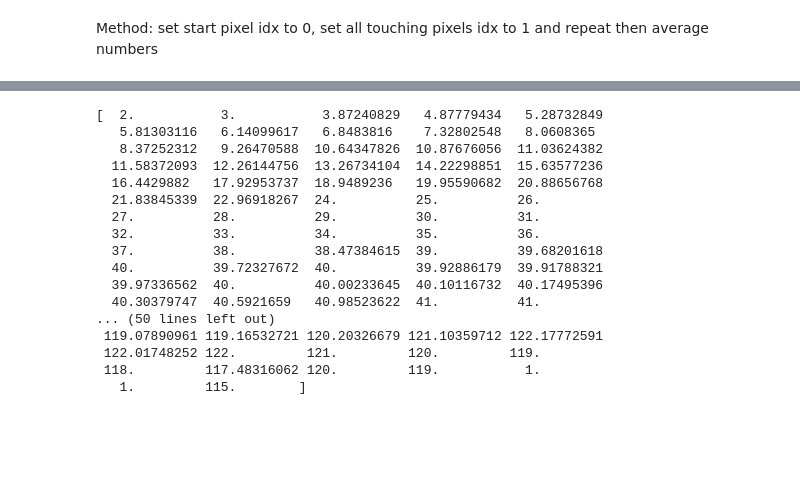
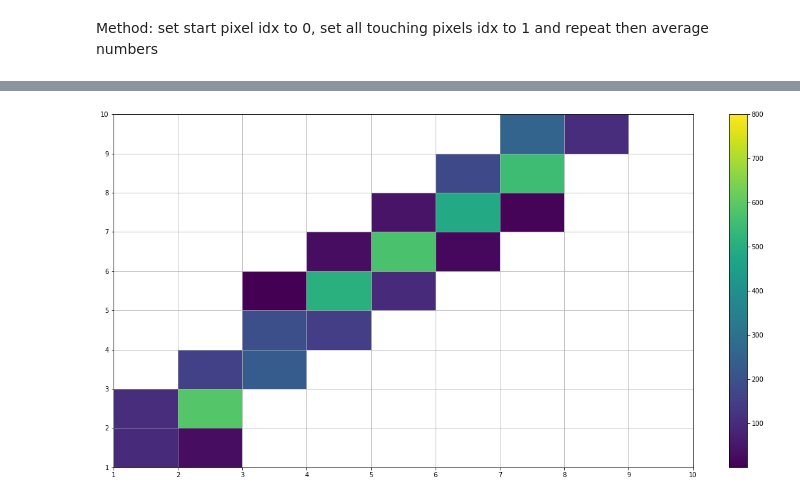
Before and after one commit to harryxni/detector_sim, a Jupyter notebook: analysis/reconstruction.ipynb, the cells around one changed output, grey strips where cells are left out. Drawn from its saved outputs; the diff is of its cells as text; code cells hidden in the pictures; blank space fills up the shorter version.

```diff
--- a/analysis/reconstruction.ipynb
+++ b/analysis/reconstruction.ipynb
@@ -218,20 +269,10 @@ plt.colorbar()
-# %%
-print(avg_track[:,1])
-# %% [output]
-[  2.           3.           3.87240829   4.87779434   5.28732849
-   5.81303116   6.14099617   6.8483816    7.32802548   8.0608365
-   8.37252312   9.26470588  10.64347826  10.87676056  11.03624382
-  11.58372093  12.26144756  13.26734104  14.22298851  15.63577236
-  16.4429882   17.92953737  18.9489236   19.95590682  20.88656768
-  21.83845339  22.96918267  24.          25.          26.
-  27.          28.          29.          30.          31.
-  32.          33.          34.          35.          36.
-  37.          38.          38.47384615  39.          39.68201618
-  40.          39.72327672  40.          39.92886179  39.91788321
-  39.97336562  40.          40.00233645  40.10116732  40.17495396
-  40.30379747  40.5921659   40.98523622  41.          41.
-... (50 lines left out)
- 119.07890961 119.16532721 120.20326679 121.10359712 122.17772591
- 122.01748252 122.         121.         120.         119.
- 118.         117.48316062 120.         119.           1.
-   1.         115.        ]
+# %%
+pix, xedges, yedges, image = plt.hist2d(x_pix, y_pix, (binsx,binsy) ,cmin=0.01, weights=c_dep, vmax=800)
+plt.colorbar()
+plt.xticks(binsx)
+plt.yticks(binsy)
+plt.xlim((1,10))
+plt.ylim((1,10))
+plt.grid()
+# %% [output]
+[figure, added]
```
Also changed, not shown: parts of 24 cells of this notebook.
